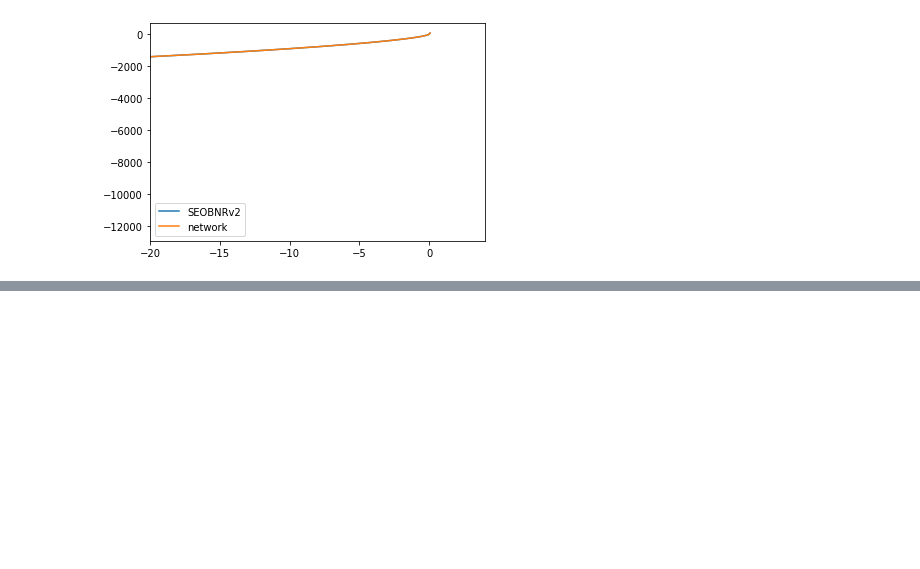
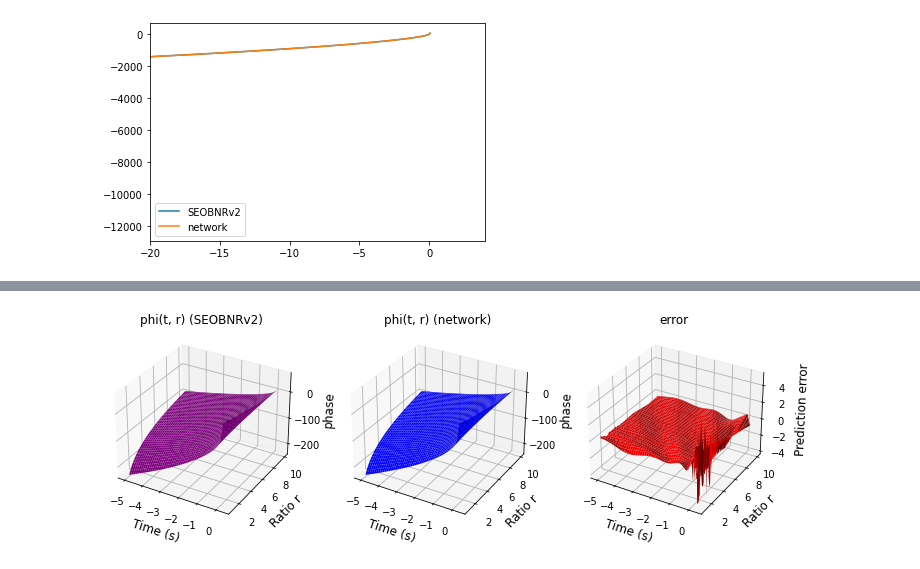
Before and after one commit to ejmichaud/chirps, a Jupyter notebook: train-v1.ipynb, the cells around one changed output, grey strips where cells are left out. Cells and saved outputs as stored; diff of their text form; code cells hidden in the pictures; blank space fills up the shorter version.

```diff
--- a/train-v1.ipynb
+++ b/train-v1.ipynb
@@ -285,0 +325,40 @@ plt.xlim(-20, 4)
+# %%
+ts = np.arange(-5.0, 0.3, 0.02)
+phases = []
+predicted_phases = []
+for r in tqdm(r_range):
+    phases_for_r = phase_curves[r]
+    for t in ts:
+        phases.append(phases_for_r.at_time(t))
+    predicted_phases.extend(predict_phase(ts, REFERENCE_MASS, r*REFERENCE_MASS, phase_network))
+# %%
+plt.figure(figsize=(12, 6))
+
+T, R = np.meshgrid(ts, r_range)
+phi = np.array(phases).reshape(T.shape)
+phi_pred = np.array(predicted_phases).reshape(T.shape)
+
+ax = plt.subplot(1, 3, 1, projection='3d')
+surf = ax.plot_surface(T, R, phi, color='purple')
+ax.set_title("phi(t, r) (SEOBNRv2)", fontsize=12)
+ax.set_xlabel('Time (s)', fontsize=12)
+ax.set_ylabel('Ratio r', fontsize=12)
+ax.set_zlabel("phase", fontsize=12)
+
+ax = plt.subplot(1, 3, 2, projection='3d')
+surf = ax.plot_surface(T, R, phi_pred, color='blue')
+ax.set_title("phi(t, r) (network)", fontsize=12)
+ax.set_xlabel('Time (s)', fontsize=12)
+ax.set_ylabel('Ratio r', fontsize=12)
+ax.set_zlabel("phase", fontsize=12)
+
+ax = plt.subplot(1, 3, 3, projection='3d')
+surf = ax.plot_surface(T, R, phi - phi_pred, color='red')
+ax.set_title("error", fontsize=12)
+ax.set_xlabel('Time (s)', fontsize=12)
+ax.set_ylabel('Ratio r', fontsize=12)
+ax.set_zlabel("Prediction error", fontsize=12)
+
+plt.savefig('figures/phase-3d.pdf')
+# %% [output]
+[figure, added]
```
Also changed, not shown: parts of 2 cells of this notebook.
